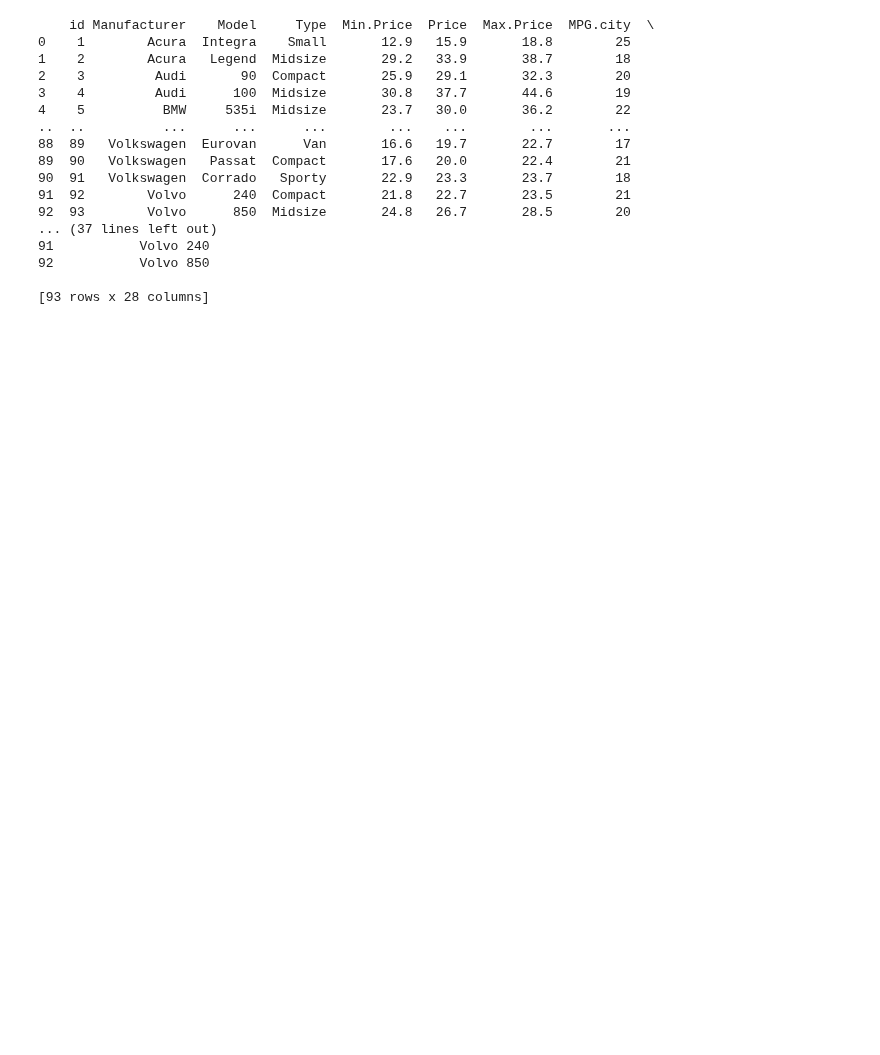
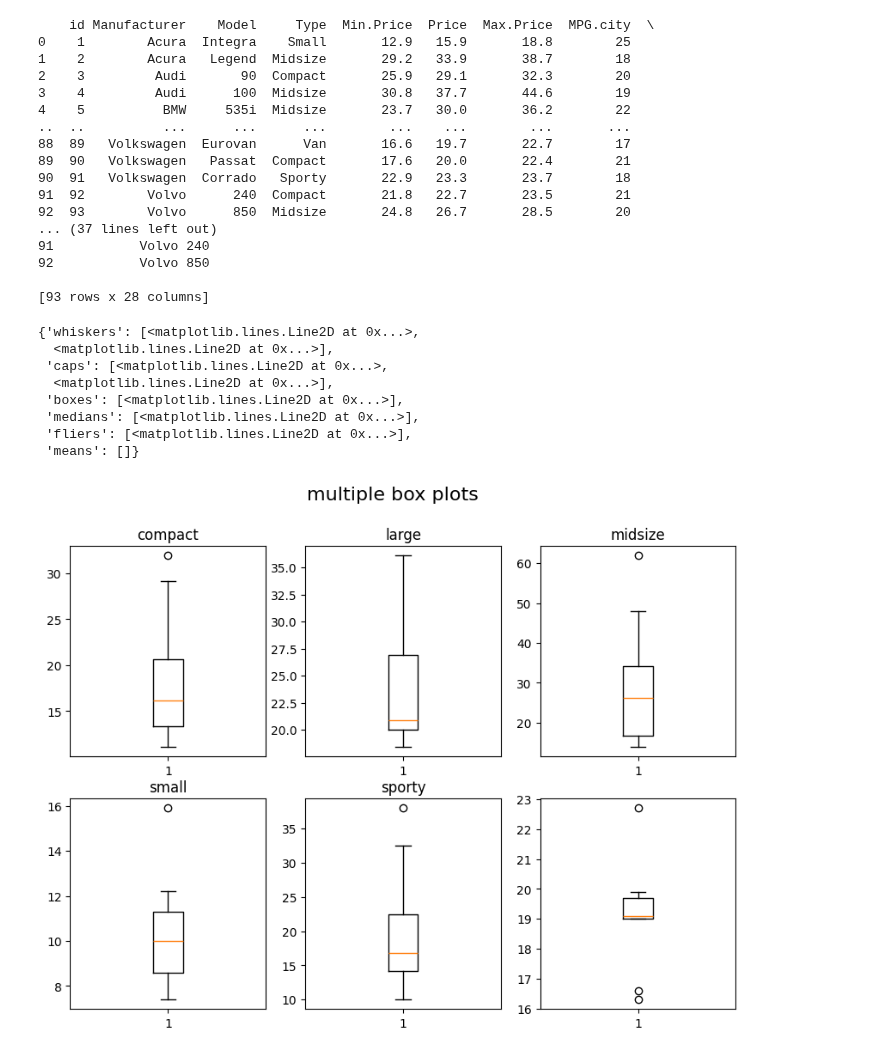
Before and after one commit to deekshitha29082006/WPT, a Jupyter notebook: exp6.ipynb, the cells around one changed output. Cells and saved outputs as stored; diff of their text form; code cells hidden in the pictures; blank space fills up the shorter version.

```diff
--- a/exp6.ipynb
+++ b/exp6.ipynb
@@ -1,27 +1,51 @@
 # %% [markdown]
 <a href="https://colab.research.google.com/github/deekshitha29082006/WPT/blob/main/exp6.ipynb" target="_parent"><img src="https://colab.research.google.com/assets/colab-badge.svg" alt="Open In Colab"/></a>
-# %%
-import pandas as pd
-import matplotlib.pyplot as plt
-import matplotlib.cm as cm
-import numpy as np
-cars_df=pd.read_csv('Cars93.csv')
-print(cars_df)
-# %% [output]
-    id Manufacturer    Model     Type  Min.Price  Price  Max.Price  MPG.city  \
-0    1        Acura  Integra    Small       12.9   15.9       18.8        25
-1    2        Acura   Legend  Midsize       29.2   33.9       38.7        18
-2    3         Audi       90  Compact       25.9   29.1       32.3        20
-3    4         Audi      100  Midsize       30.8   37.7       44.6        19
-4    5          BMW     535i  Midsize       23.7   30.0       36.2        22
-..  ..          ...      ...      ...        ...    ...        ...       ...
-88  89   Volkswagen  Eurovan      Van       16.6   19.7       22.7        17
-89  90   Volkswagen   Passat  Compact       17.6   20.0       22.4        21
-90  91   Volkswagen  Corrado   Sporty       22.9   23.3       23.7        18
-91  92        Volvo      240  Compact       21.8   22.7       23.5        21
-92  93        Volvo      850  Midsize       24.8   26.7       28.5        20
-... (37 lines left out)
-91           Volvo 240
-92           Volvo 850
-
-[93 rows x 28 columns]
+# %%
+import pandas as pd
+import matplotlib.pyplot as plt
+import matplotlib.cm as cm
+import numpy as np
+cars_df=pd.read_csv('Cars93.csv')
+print(cars_df)
+fig,ax=plt.subplots(2,3)
+fig.set_figwidth(10)
+fig.set_figheight(7)
+fig.suptitle("multiple box plots",fontsize=16)
+ax[0][0].boxplot(cars_df["Price"][cars_df["Type"]=="Compact"])
+ax[0][0].set_title('compact')
+ax[0][1].boxplot(cars_df["Price"][cars_df["Type"]=="Large"])
+ax[0][1].set_title('large')
+ax[0][2].boxplot(cars_df["Price"][cars_df["Type"]=="Midsize"])
+ax[0][2].set_title('midsize')
+ax[1][0].boxplot(cars_df["Price"][cars_df["Type"]=="Small"])
+ax[1][0].set_title('small')
+ax[1][1].boxplot(cars_df["Price"][cars_df["Type"]=="Sporty"])
+ax[1][1].set_title('sporty')
+ax[1][2].boxplot(cars_df["Price"][cars_df["Type"]=="Van"])
+# %% [output]
+    id Manufacturer    Model     Type  Min.Price  Price  Max.Price  MPG.city  \
+0    1        Acura  Integra    Small       12.9   15.9       18.8        25
+1    2        Acura   Legend  Midsize       29.2   33.9       38.7        18
+2    3         Audi       90  Compact       25.9   29.1       32.3        20
+3    4         Audi      100  Midsize       30.8   37.7       44.6        19
+4    5          BMW     535i  Midsize       23.7   30.0       36.2        22
+..  ..          ...      ...      ...        ...    ...        ...       ...
+88  89   Volkswagen  Eurovan      Van       16.6   19.7       22.7        17
+89  90   Volkswagen   Passat  Compact       17.6   20.0       22.4        21
+90  91   Volkswagen  Corrado   Sporty       22.9   23.3       23.7        18
+91  92        Volvo      240  Compact       21.8   22.7       23.5        21
+92  93        Volvo      850  Midsize       24.8   26.7       28.5        20
+... (37 lines left out)
+91           Volvo 240
+92           Volvo 850
+
+[93 rows x 28 columns]
+{'whiskers': [<matplotlib.lines.Line2D at 0x...>,
+  <matplotlib.lines.Line2D at 0x...>],
+ 'caps': [<matplotlib.lines.Line2D at 0x...>,
+  <matplotlib.lines.Line2D at 0x...>],
+ 'boxes': [<matplotlib.lines.Line2D at 0x...>],
+ 'medians': [<matplotlib.lines.Line2D at 0x...>],
+ 'fliers': [<matplotlib.lines.Line2D at 0x...>],
+ 'means': []}
+[figure, added]
```
Also changed, not shown: parts of 1 cell of this notebook.
